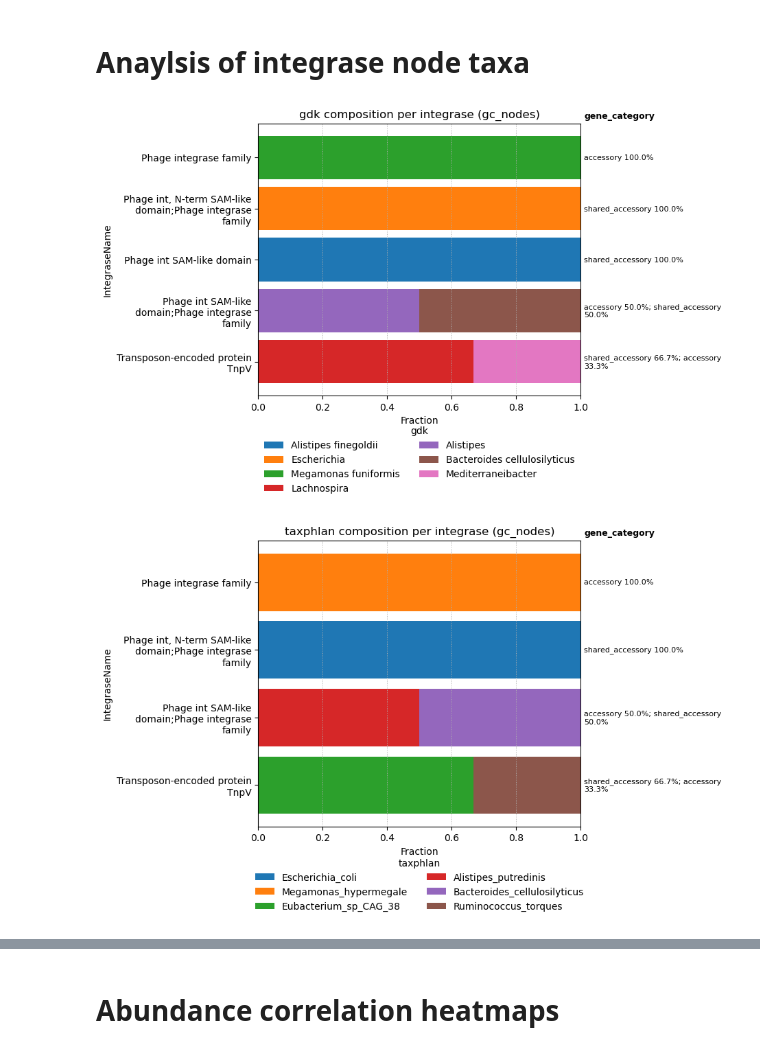
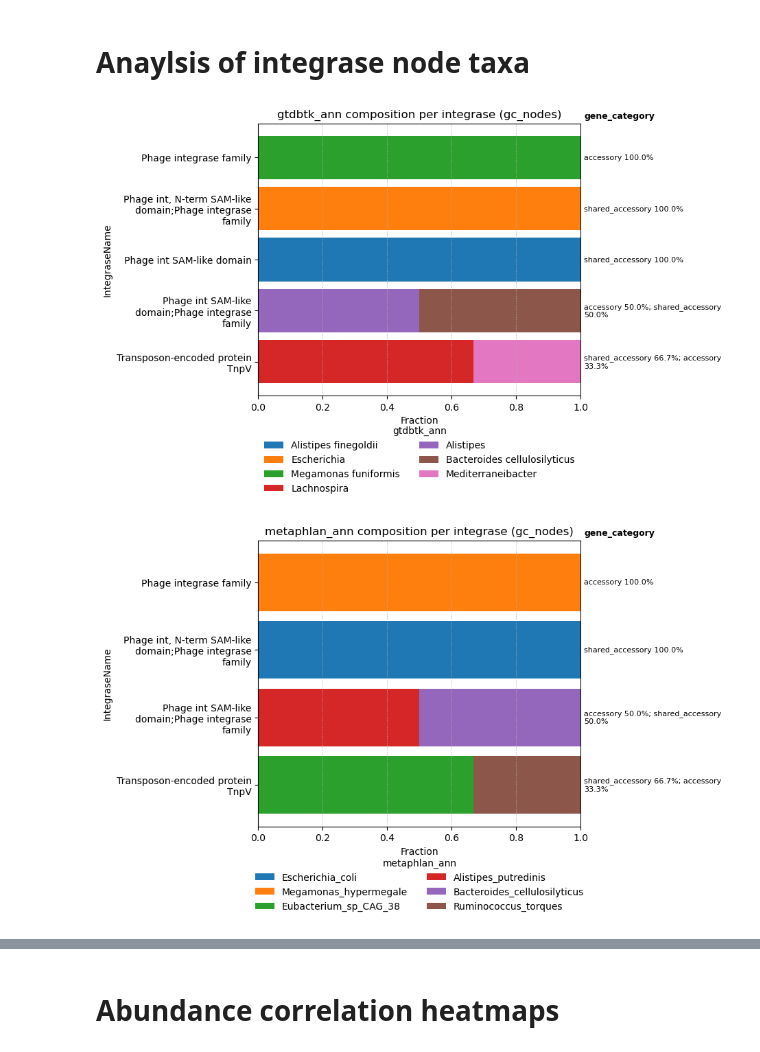
Before and after one commit to IngiumDev/bgc-subgraph-search, a Jupyter notebook: AMR_analysis/analyze_amr_integrase_node_prevalance.ipynb, the cells around one changed output, grey strips where cells are left out. Saved outputs shown, nothing was run; the diff lists cells and outputs as text; code cells hidden in the pictures.

```diff
--- a/AMR_analysis/analyze_amr_integrase_node_prevalance.ipynb
+++ b/AMR_analysis/analyze_amr_integrase_node_prevalance.ipynb
@@ -562,8 +601,8 @@ for graph_key, sg in graph_to_subgraph.items():
             "Graph": graph_id,
             "gc_id": str(gc_id),
             "IntegraseName": integrase_name,
-            "taxphlan": pick_tax(node, TAXPHLAN_KEYS, na="Not Annotated"),
-            "gdk": pick_tax(node, GDK_KEYS, na="Not Annotated"),
+            "metaphlan_ann": pick_tax(node, TAXPHLAN_KEYS, na="Not Annotated"),
+            "gtdbtk_ann": pick_tax(node, GDK_KEYS, na="Not Annotated"),
             "msp": pick_tax(node, MSP_KEYS, na="Not Annotated"),
             "gene_category": pick_tax(node, ["gene_category"], na="Not Annotated"),
         })
@@ -713,17 +752,17 @@ def stacked_composition_barh(
 
     plt.show()
 # %%
-stacked_composition_barh(integrase_tax_df, "gdk", top_taxa=8, top_integrases=20, value="gc_nodes",
+stacked_composition_barh(integrase_tax_df, "gtdbtk_ann", top_taxa=8, top_integrases=20, value="gc_nodes",
                          legend_where="bottom", gene_cat_top=3)
 
-stacked_composition_barh(integrase_tax_df, "taxphlan", top_taxa=8, top_integrases=20, value="gc_nodes",
+stacked_composition_barh(integrase_tax_df, "metaphlan_ann", top_taxa=8, top_integrases=20, value="gc_nodes",
                          legend_where="bottom", gene_cat_top=3)
 
 stacked_composition_barh(integrase_tax_df, "msp", top_taxa=8, top_integrases=20, value="gc_nodes",
                          legend_where="bottom", gene_cat_top=3)
 # %% [output]
-[figure, old version]
+[figure, new version]
-[figure, old version]
+[figure, new version]
 [figure]
 # %%
 import numpy as np
```
Also changed, not shown: parts of 8 cells of this notebook.
